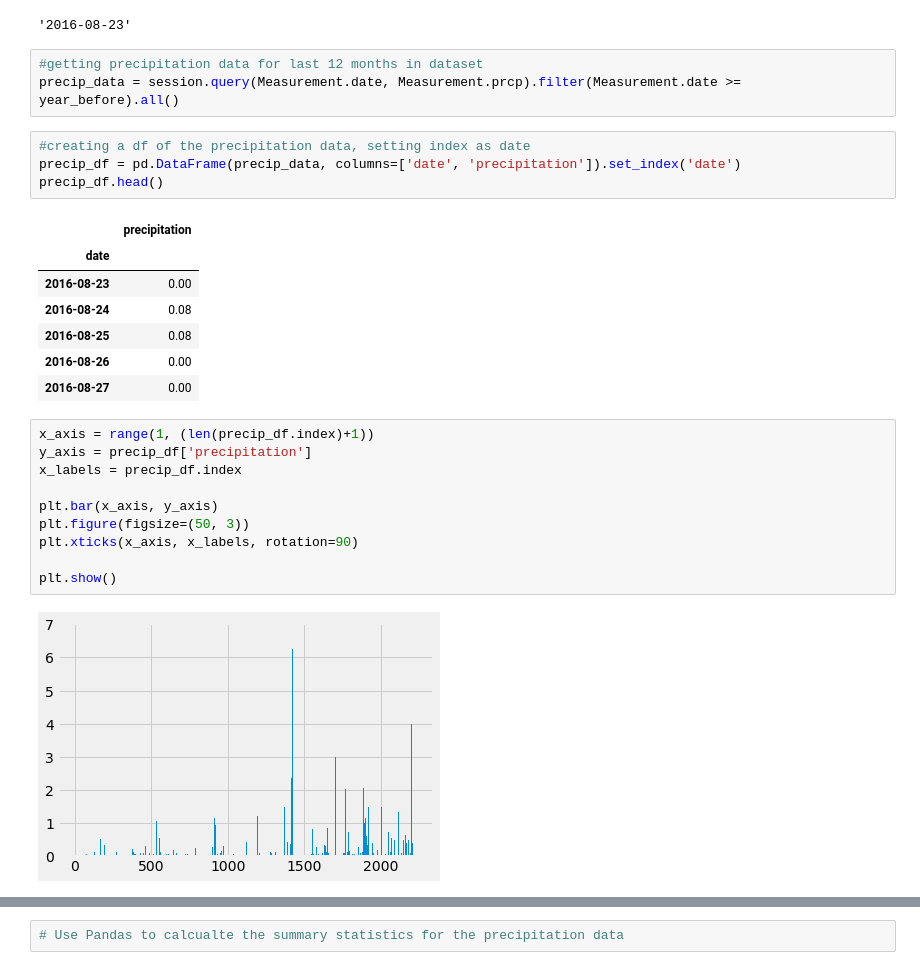
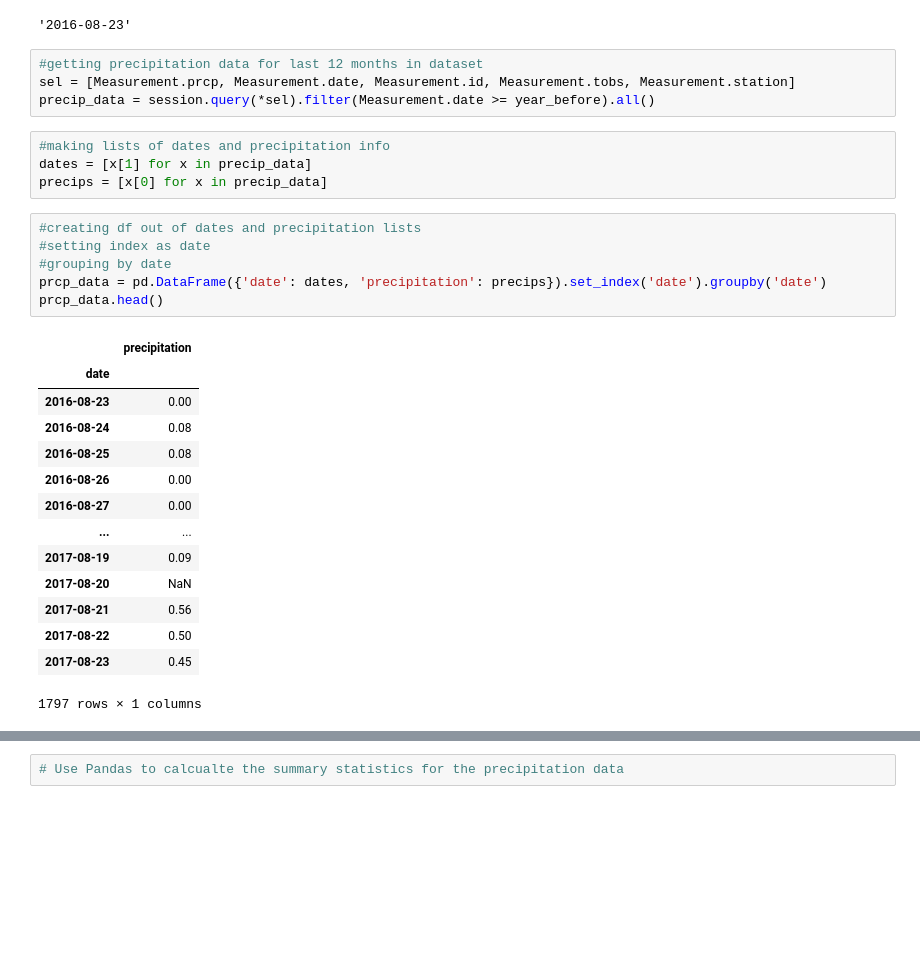
Before and after one commit to sarahDH615/sqlalchemy-challenge, a Jupyter notebook: climate_starter.ipynb, the cells around one changed output, grey strips where cells are left out. Cells and saved outputs as stored; diff of their text form; blank space fills up the shorter version.

```diff
--- a/climate_starter.ipynb
+++ b/climate_starter.ipynb
@@ -72,28 +72,30 @@ year_before
 '2016-08-23'
 # %%
 #getting precipitation data for last 12 months in dataset
-precip_data = session.query(Measurement.date, Measurement.prcp).filter(Measurement.date >= year_before).all()
+sel = [Measurement.prcp, Measurement.date, Measurement.id, Measurement.tobs, Measurement.station]
+precip_data = session.query(*sel).filter(Measurement.date >= year_before).all()
+# %%
+#making lists of dates and precipitation info
+dates = [x[1] for x in precip_data]
+precips = [x[0] for x in precip_data]
 # %%
-#creating a df of the precipitation data, setting index as date
-precip_df = pd.DataFrame(precip_data, columns=['date', 'precipitation']).set_index('date')
-precip_df.head()
+#creating df out of dates and precipitation lists
+#setting index as date
+#grouping by date
+prcp_data = pd.DataFrame({'date': dates, 'precipitation': precips}).set_index('date').groupby('date')
+prcp_data.head()
 # %% [output]
 |  | precipitation |
 | date |  |
 | 2016-08-23 | 0.00 |
 | 2016-08-24 | 0.08 |
 | 2016-08-25 | 0.08 |
 | 2016-08-26 | 0.00 |
 | 2016-08-27 | 0.00 |
+| ... | ... |
+| 2017-08-19 | 0.09 |
+| 2017-08-20 | NaN |
+| 2017-08-21 | 0.56 |
+| 2017-08-22 | 0.50 |
+| 2017-08-23 | 0.45 |
+1797 rows × 1 columns
-# %%
-x_axis = range(1, (len(precip_df.index)+1))
-y_axis = precip_df['precipitation']
-x_labels = precip_df.index
-
-plt.bar(x_axis, y_axis)
-plt.figure(figsize=(50, 3))
-plt.xticks(x_axis, x_labels, rotation=90)
-
-plt.show()
-# %% [output]
-[figure, removed]
```
Also changed, not shown: parts of 1 cell of this notebook.
